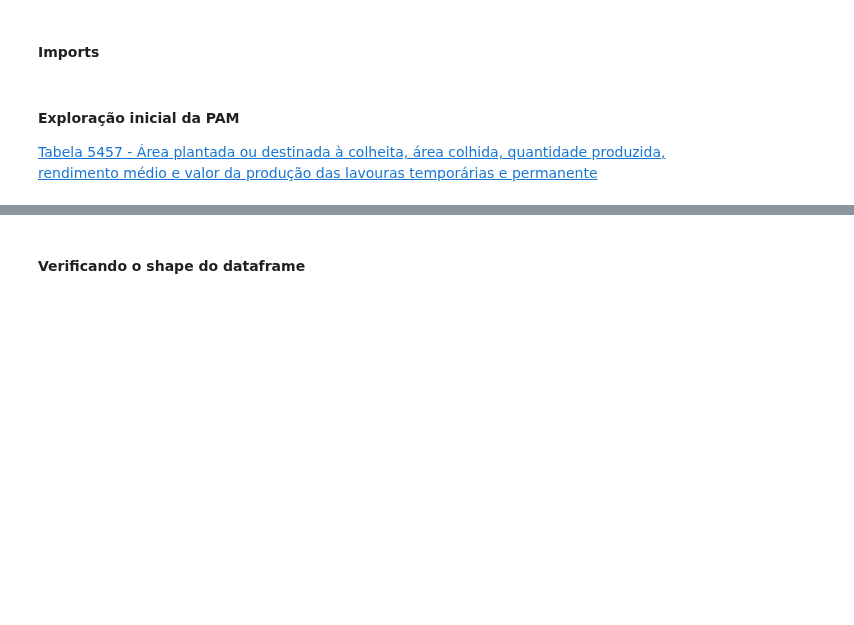
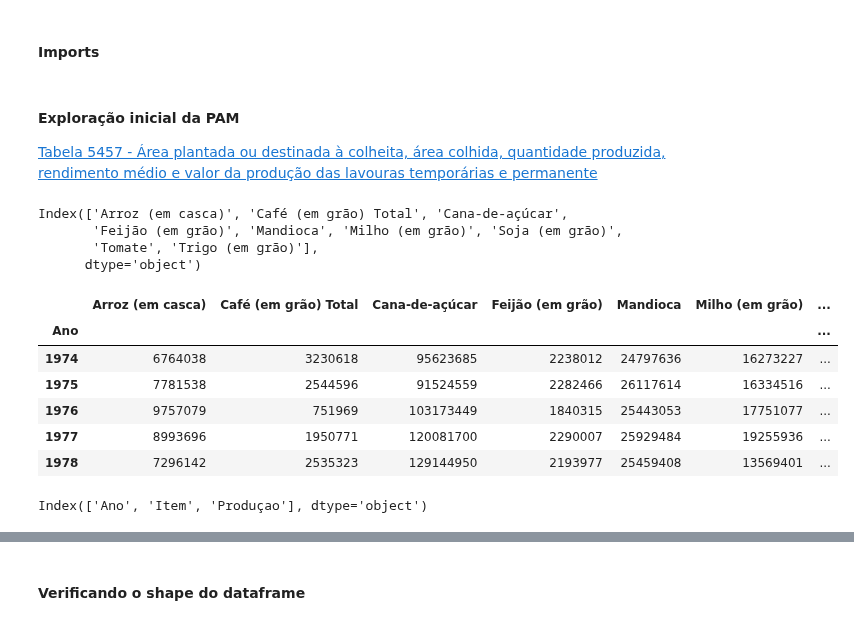
Before and after one commit to O-PY-THA-ON/dcc---fellowship-ci-ncia-de-dados, a Jupyter notebook: eda_dcc.ipynb, the cells around one changed output, grey strips where cells are left out. Cells and saved outputs as stored; diff of their text form; code cells hidden in the pictures; blank space fills up the shorter version.

```diff
--- a/eda_dcc.ipynb
+++ b/eda_dcc.ipynb
@@ -21,4 +21,20 @@ import plotly.express as px
 
 <a href="https://sidra.ibge.gov.br/tabela/5457">Tabela 5457 - Área plantada ou destinada à colheita, área colhida, quantidade produzida, rendimento médio e valor da produção das lavouras temporárias e permanente</a>
 # %%
-producao = pd.read_excel('C:\dcc-fellowship-ciencia-de-dados\pam_alimentos_cesta.xltx', index_col='Ano')
+producao = pd.read_excel('C:\dcc-fellowship-ciencia-de-dados\pam_alimentos_cesta.xlsx', index_col='Ano')
+producao.columns
+# %% [output]
+Index(['Arroz (em casca)', 'Café (em grão) Total', 'Cana-de-açúcar',
+       'Feijão (em grão)', 'Mandioca', 'Milho (em grão)', 'Soja (em grão)',
+       'Tomate', 'Trigo (em grão)'],
+      dtype='object')
+# %%
+producao.head()
+# %% [output]
+|  | Arroz (em casca) | Café (em grão) Total | Cana-de-açúcar | Feijão (em grão) | Mandioca | Milho (em grão) | ... |
+| Ano |  |  |  |  |  |  | ... |
+| 1974 | 6764038 | 3230618 | 95623685 | 2238012 | 24797636 | 16273227 | ... |
+| 1975 | 7781538 | 2544596 | 91524559 | 2282466 | 26117614 | 16334516 | ... |
+| 1976 | 9757079 | 751969 | 103173449 | 1840315 | 25443053 | 17751077 | ... |
+| 1977 | 8993696 | 1950771 | 120081700 | 2290007 | 25929484 | 19255936 | ... |
+| 1978 | 7296142 | 2535323 | 129144950 | 2193977 | 25459408 | 13569401 | ... |
@@ -24,0 +43,4 @@ producao = pd.read_excel('C:\dcc-fellowship-ciencia-de-dados\pam_alimentos_cesta
+# %%
+producao_2.columns
+# %% [output]
+Index(['Ano', 'Item', 'Produçao'], dtype='object')
```
Also changed, not shown: parts of 10 cells of this notebook, 2 other files.
